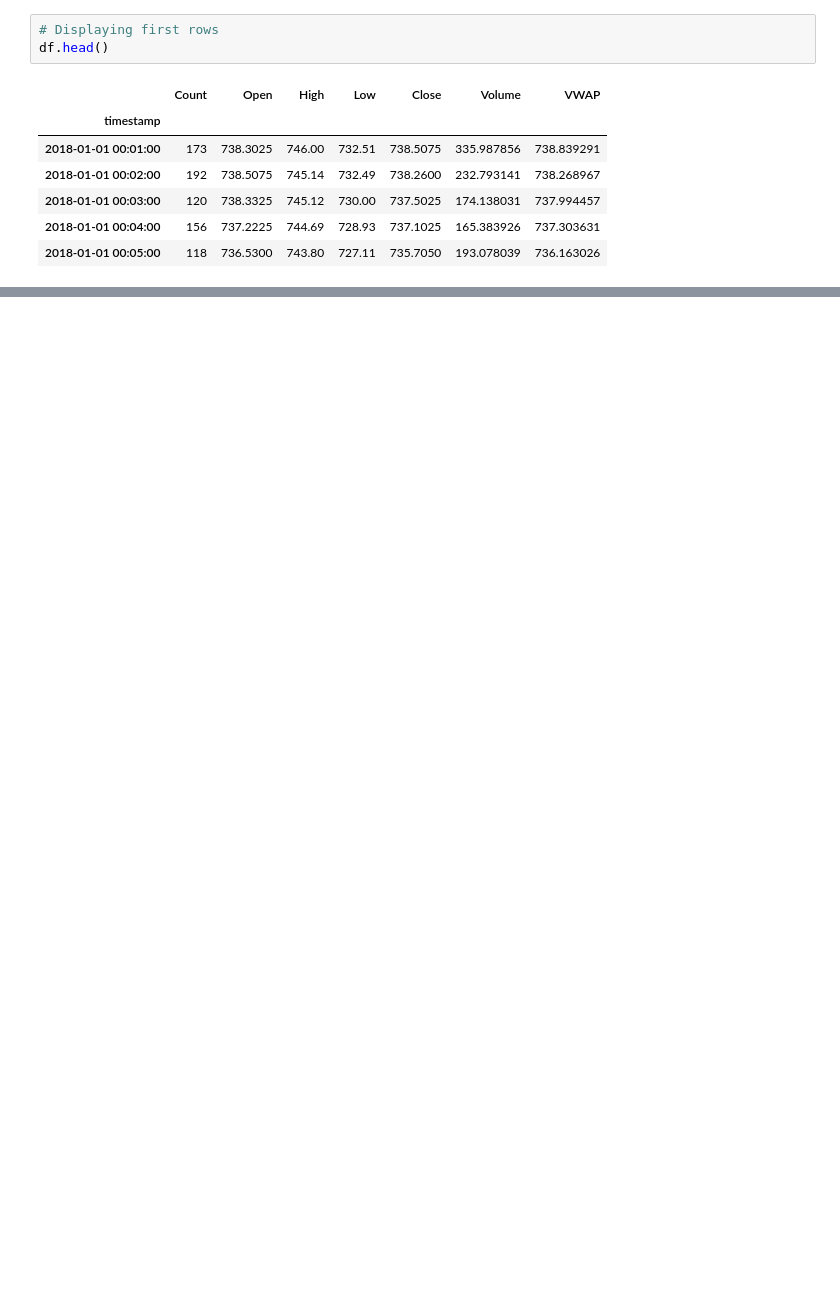
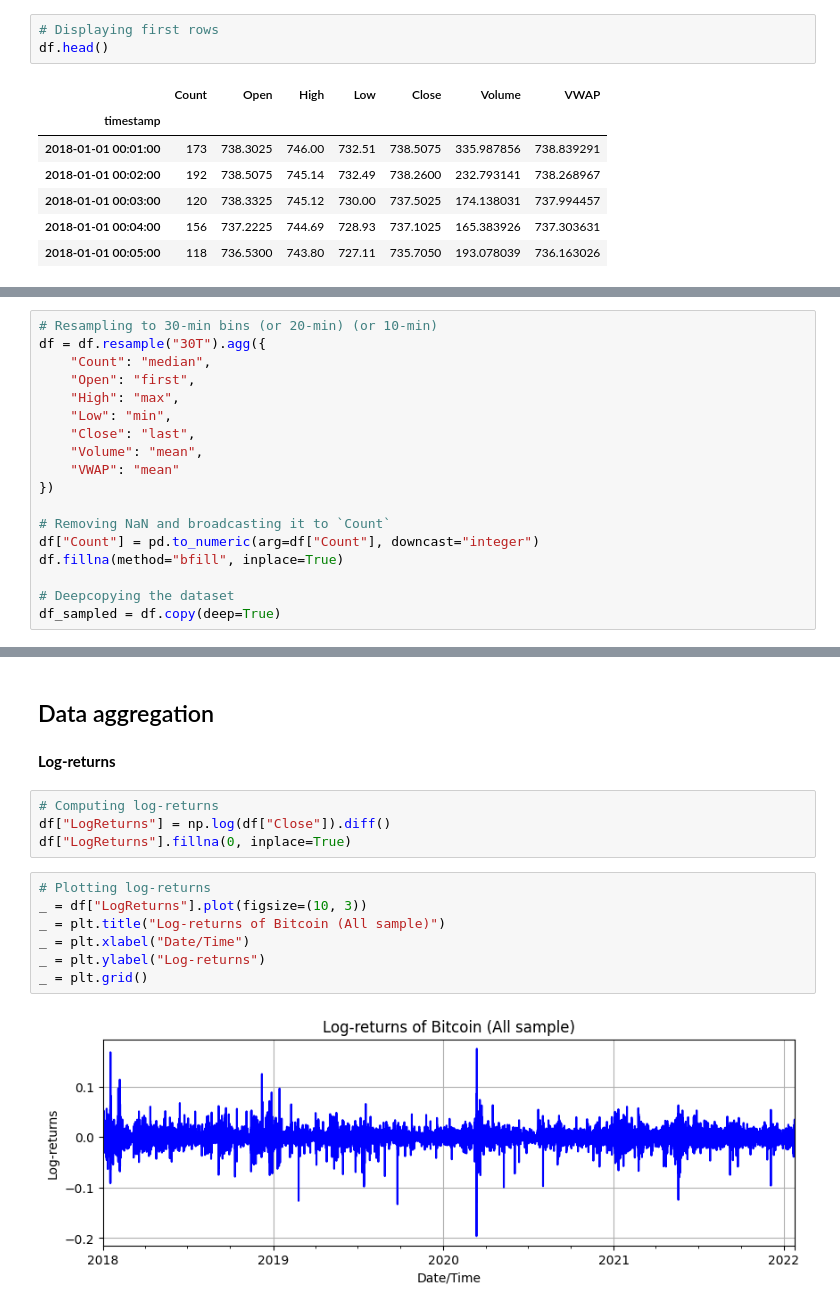
Before and after one commit to lcsrodriguez/cryptotrading, a Jupyter notebook: notebooks/ethereum_trading.ipynb, the cells around one changed output, grey strips where cells are left out. Drawn from its saved outputs; the diff is of its cells as text; blank space fills up the shorter version.

```diff
--- a/notebooks/ethereum_trading.ipynb
+++ b/notebooks/ethereum_trading.ipynb
@@ -37,0 +63,18 @@ df.describe()
+# %%
+# Resampling to 30-min bins (or 20-min) (or 10-min)
+df = df.resample("30T").agg({
+    "Count": "median",
+    "Open": "first",
+    "High": "max",
+    "Low": "min",
+    "Close": "last",
+    "Volume": "mean",
+    "VWAP": "mean"
+})
+
+# Removing NaN and broadcasting it to `Count`
+df["Count"] = pd.to_numeric(arg=df["Count"], downcast="integer")
+df.fillna(method="bfill", inplace=True)
+
+# Deepcopying the dataset
+df_sampled = df.copy(deep=True)
@@ -37,0 +105,17 @@ df.describe()
+# %% [markdown]
+## Data aggregation
+# %% [markdown]
+**Log-returns**
+# %%
+# Computing log-returns
+df["LogReturns"] = np.log(df["Close"]).diff()
+df["LogReturns"].fillna(0, inplace=True)
+# %%
+# Plotting log-returns
+_ = df["LogReturns"].plot(figsize=(10, 3))
+_ = plt.title("Log-returns of Bitcoin (All sample)")
+_ = plt.xlabel("Date/Time")
+_ = plt.ylabel("Log-returns")
+_ = plt.grid()
+# %% [output]
+[figure, added]
```
Also changed, not shown: parts of 33 cells of this notebook, 2 other files.
